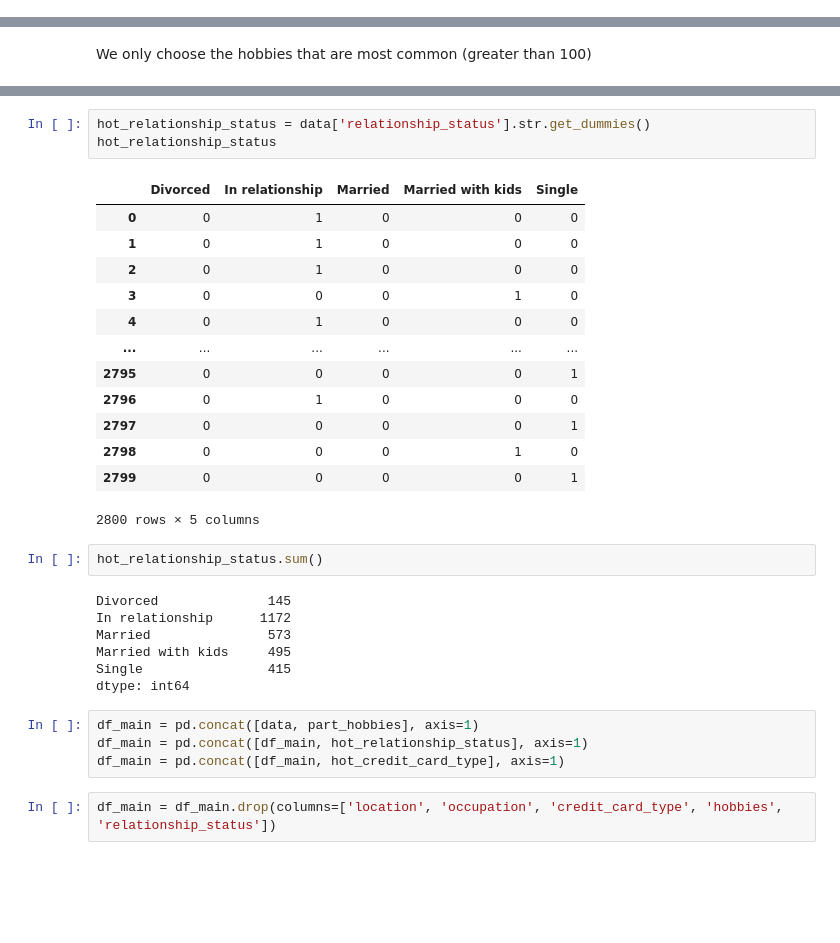
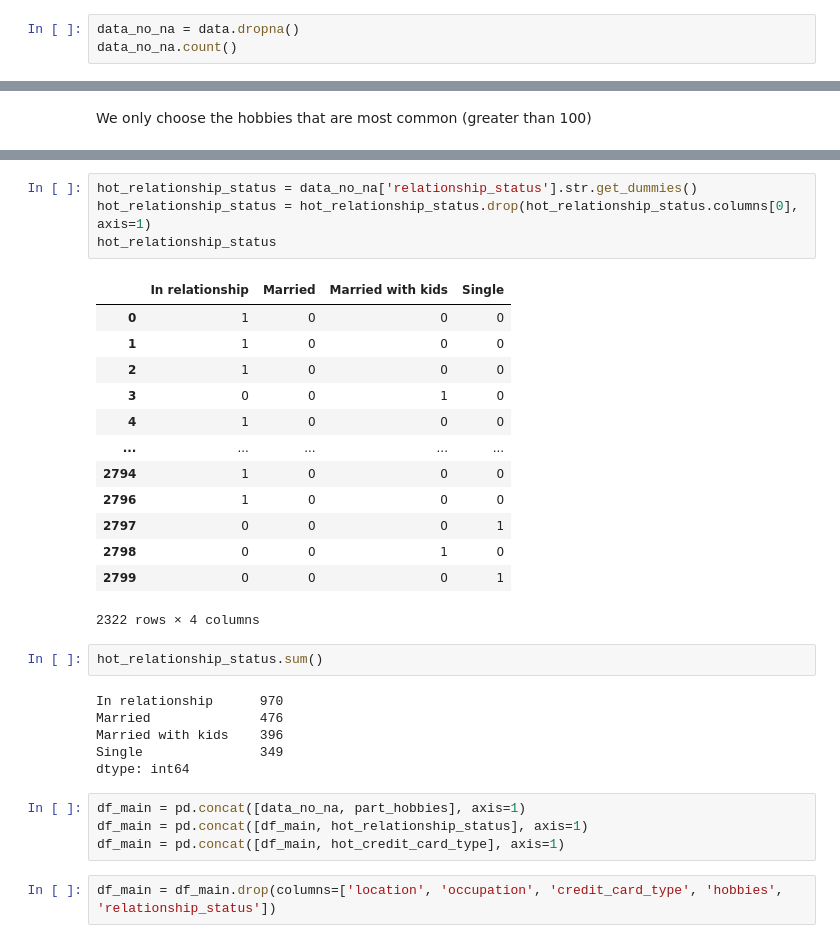
Before and after one commit to Bartoszcz28/Gym_Subscription, a Jupyter notebook: Data_Imput_hobby.ipynb, the cells around one changed output, grey strips where cells are left out. Drawn from its saved outputs; the diff is of its cells as text; blank space fills up the shorter version.

```diff
--- a/Data_Imput_hobby.ipynb
+++ b/Data_Imput_hobby.ipynb
@@ -47,3 +47,6 @@ NA
 | education | 2800 | 0 | 0.00% |
 | dob | 2800 | 0 | 0.00% |
 | daily_commute | 2800 | 0 | 0.00% |
+# %%
+data_no_na = data.dropna()
+data_no_na.count()
@@ -156,32 +186,32 @@ Visa                1533
 dtype: int64
 # %%
-hot_relationship_status = data['relationship_status'].str.get_dummies()
+hot_relationship_status = data_no_na['relationship_status'].str.get_dummies()
+hot_relationship_status = hot_relationship_status.drop(hot_relationship_status.columns[0], axis=1)
 hot_relationship_status
 # %% [output]
-|  | Divorced | In relationship | Married | Married with kids | Single |
-| 0 | 0 | 1 | 0 | 0 | 0 |
-| 1 | 0 | 1 | 0 | 0 | 0 |
-| 2 | 0 | 1 | 0 | 0 | 0 |
-| 3 | 0 | 0 | 0 | 1 | 0 |
-| 4 | 0 | 1 | 0 | 0 | 0 |
-| ... | ... | ... | ... | ... | ... |
-| 2795 | 0 | 0 | 0 | 0 | 1 |
-| 2796 | 0 | 1 | 0 | 0 | 0 |
-| 2797 | 0 | 0 | 0 | 0 | 1 |
-| 2798 | 0 | 0 | 0 | 1 | 0 |
-| 2799 | 0 | 0 | 0 | 0 | 1 |
+|  | In relationship | Married | Married with kids | Single |
+| 0 | 1 | 0 | 0 | 0 |
+| 1 | 1 | 0 | 0 | 0 |
+| 2 | 1 | 0 | 0 | 0 |
+| 3 | 0 | 0 | 1 | 0 |
+| 4 | 1 | 0 | 0 | 0 |
+| ... | ... | ... | ... | ... |
+| 2794 | 1 | 0 | 0 | 0 |
+| 2796 | 1 | 0 | 0 | 0 |
+| 2797 | 0 | 0 | 0 | 1 |
+| 2798 | 0 | 0 | 1 | 0 |
+| 2799 | 0 | 0 | 0 | 1 |
-2800 rows × 5 columns
+2322 rows × 4 columns
 # %%
 hot_relationship_status.sum()
 # %% [output]
-Divorced              145
-In relationship      1172
-Married               573
-Married with kids     495
-Single                415
+In relationship      970
+Married              476
+Married with kids    396
+Single               349
 dtype: int64
 # %%
-df_main = pd.concat([data, part_hobbies], axis=1)
+df_main = pd.concat([data_no_na, part_hobbies], axis=1)
 df_main = pd.concat([df_main, hot_relationship_status], axis=1)
 df_main = pd.concat([df_main, hot_credit_card_type], axis=1)
 # %%
```
Also changed, not shown: parts of 44 cells of this notebook.
